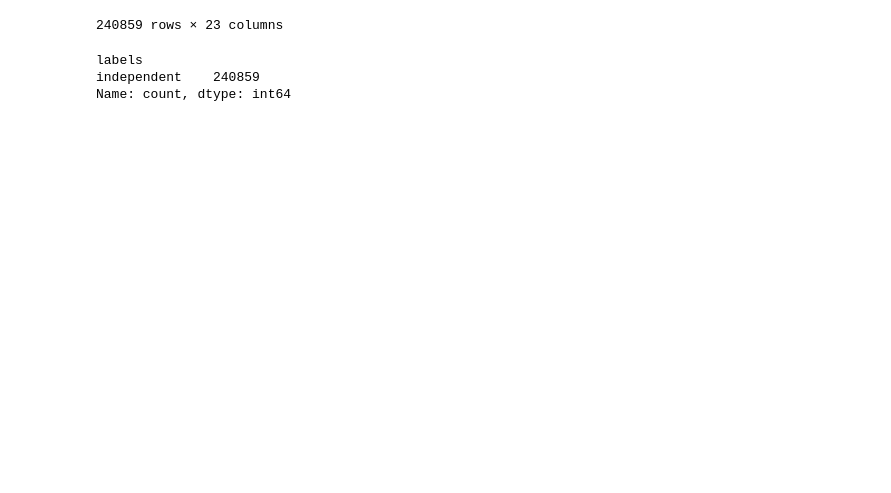
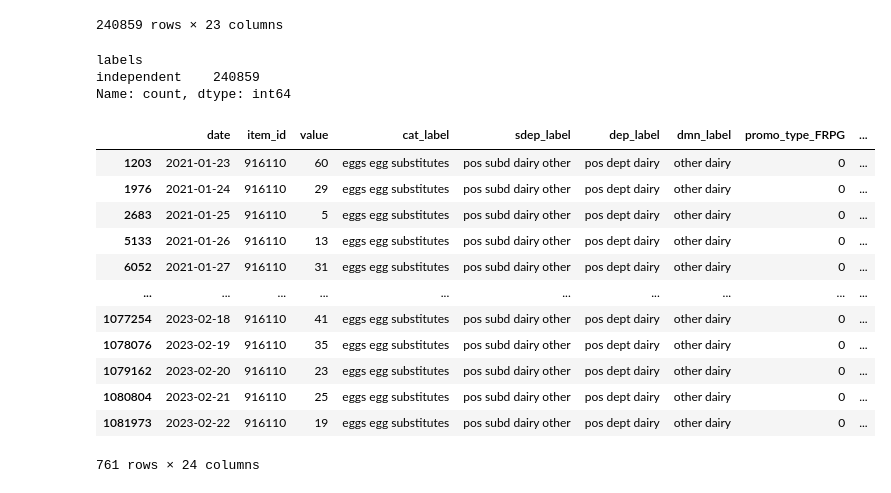
Before and after one commit to up202108724/Dissertation25-26, a Jupyter notebook: EDA/item_classifier2.ipynb, the cells around one changed output. Saved outputs shown, nothing was run; the diff lists cells and outputs as text; code cells hidden in the pictures; blank space fills up the shorter version.

```diff
--- a/EDA/item_classifier2.ipynb
+++ b/EDA/item_classifier2.ipynb
@@ -354,3 +354,19 @@ df_top_k['labels'].value_counts()
 labels
 independent    240859
 Name: count, dtype: int64
+# %%
+df_classified[df_classified["item_id"] == 916110]
+# %% [output]
+|  | date | item_id | value | cat_label | sdep_label | dep_label | dmn_label | promo_type_FRPG | ... |
+| 1203 | 2021-01-23 | 916110 | 60 | eggs egg substitutes | pos subd dairy other | pos dept dairy | other dairy | 0 | ... |
+| 1976 | 2021-01-24 | 916110 | 29 | eggs egg substitutes | pos subd dairy other | pos dept dairy | other dairy | 0 | ... |
+| 2683 | 2021-01-25 | 916110 | 5 | eggs egg substitutes | pos subd dairy other | pos dept dairy | other dairy | 0 | ... |
+| 5133 | 2021-01-26 | 916110 | 13 | eggs egg substitutes | pos subd dairy other | pos dept dairy | other dairy | 0 | ... |
+| 6052 | 2021-01-27 | 916110 | 31 | eggs egg substitutes | pos subd dairy other | pos dept dairy | other dairy | 0 | ... |
+| ... | ... | ... | ... | ... | ... | ... | ... | ... | ... |
+| 1077254 | 2023-02-18 | 916110 | 41 | eggs egg substitutes | pos subd dairy other | pos dept dairy | other dairy | 0 | ... |
+| 1078076 | 2023-02-19 | 916110 | 35 | eggs egg substitutes | pos subd dairy other | pos dept dairy | other dairy | 0 | ... |
+| 1079162 | 2023-02-20 | 916110 | 23 | eggs egg substitutes | pos subd dairy other | pos dept dairy | other dairy | 0 | ... |
+| 1080804 | 2023-02-21 | 916110 | 25 | eggs egg substitutes | pos subd dairy other | pos dept dairy | other dairy | 0 | ... |
+| 1081973 | 2023-02-22 | 916110 | 19 | eggs egg substitutes | pos subd dairy other | pos dept dairy | other dairy | 0 | ... |
+761 rows × 24 columns
```
Also changed, not shown: 53 other files.
